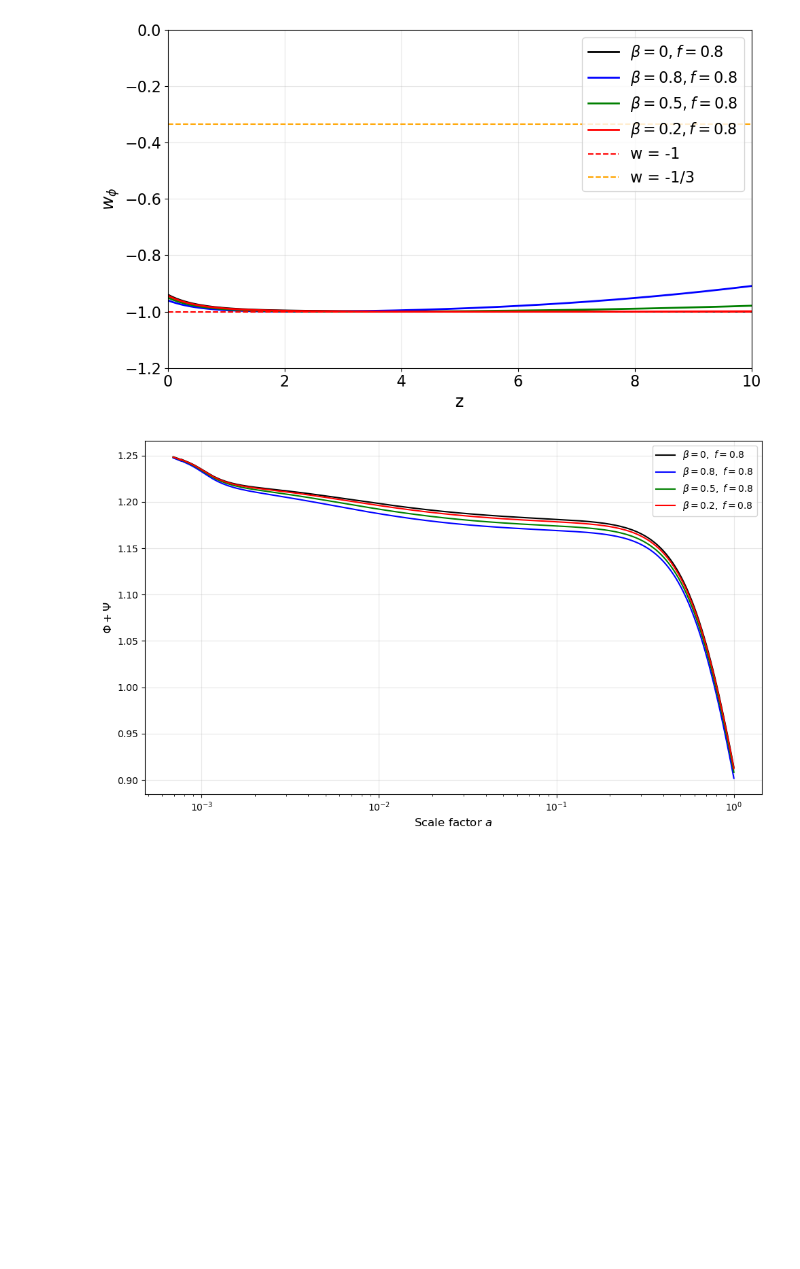
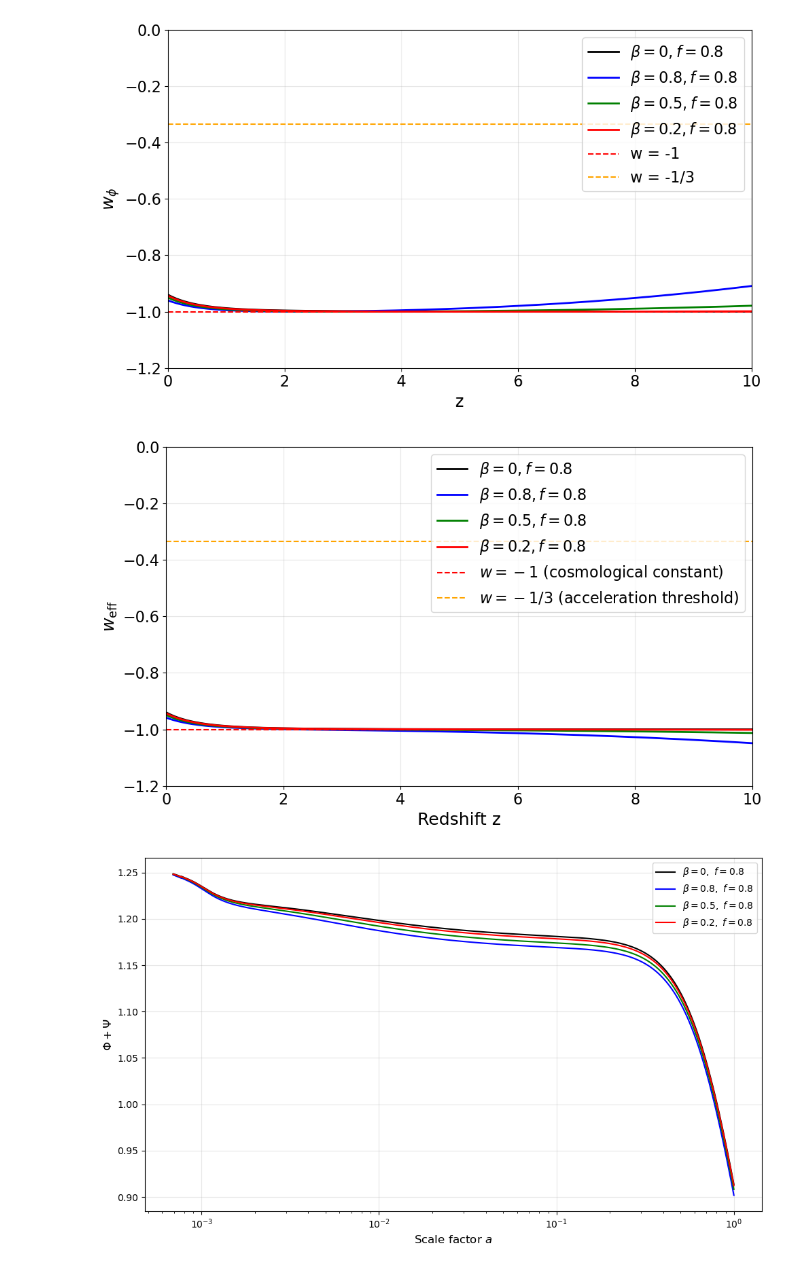
Before and after one commit to Gabriel-Rodrigues1/Class_MaVaN, a Jupyter notebook: class_mavan_pngb_phitoday/notebooks/class_mavan_plots_pngb.ipynb, the cells around one changed output. Saved outputs shown, nothing was run; the diff lists cells and outputs as text; code cells hidden in the pictures; blank space fills up the shorter version.

Commit message:
add notebook to plot

```diff
--- a/class_mavan_pngb_phitoday/notebooks/cl_pk_mavan_hilltop.ipynb
+++ b/class_mavan_pngb_phitoday/notebooks/class_mavan_plots_pngb.ipynb
@@ -193,8 +193,10 @@ V_eff1 = V_scf1/H1**2 + rho_nu1 - 3*p_nu1
 w_nu1 = p_nu1 / rho_nu1
 
 w_phi1 =  p_scf1 / rho_scf1
-w_eff1 = w_phi1 + ((beta1_val * dphi_scf1*rho_nu1)/(3 * H1*rho_scf1))
+H_conf1 = a1* H1 # conformal Hubble: H = a * H_cosmic
 
+
+w_eff1 = w_phi1 + (beta1_val * dphi_scf1 * (rho_nu1 - 3*p_nu1)) / (3 * H_conf1* rho_scf1)
 
 
 
@@ -255,8 +257,10 @@ V_eff2 = V_scf2/H2**2 + rho_nu2 - 3*p_nu2
 # Compute w_eff (equation 19)
 w_nu2 = p_nu2 / rho_nu2
 w_phi2 =  p_scf2 / rho_scf2
-w_eff2 = w_phi2 + ((beta2_val * dphi_scf2*rho_nu2)/(3 * H2*rho_scf2))
+H_conf2 = a2 * H2  # conformal Hubble: H = a * H_cosmic
 
+
+w_eff2 = w_phi2 + (beta2_val * dphi_scf2 * (rho_nu2 - 3*p_nu2)) / (3 * H_conf2 * rho_scf2)
 
 
 
@@ -317,8 +321,10 @@ w_nu3 = p_nu3 / rho_nu3
 w_phi3 =  p_scf3 / rho_scf3
 
 
-w_eff3 = w_phi3 + ((beta3_val * dphi_scf3*rho_nu3)/(3 * H3*rho_scf3))
+H_conf3 = a3 * H3  # conformal Hubble: H = a * H_cosmic
 
+
+w_eff3 = w_phi3 + (beta3_val * dphi_scf3 * (rho_nu3 - 3*p_nu3)) / (3 * H_conf3 * rho_scf3)
 
 
 
@@ -381,8 +387,10 @@ V_eff4 = V_scf4/H4**2 + rho_nu4 - 3*p_nu4
 
 w_nu4 = p_nu4 / rho_nu4
 w_phi4 =  p_scf4 / rho_scf4
-w_eff4 = w_phi4 + ((beta4_val * dphi_scf4*rho_nu4)/(3* H4*rho_scf4))
+H_conf4 = a4 * H4  # conformal Hubble: H = a * H_cosmic
 
+
+w_eff4 = w_phi4 + (beta4_val * dphi_scf4 * (rho_nu4 - 3*p_nu4)) / (3 * H_conf4 * rho_scf4)
 
 
 
@@ -457,6 +465,37 @@ plt.savefig('w_phi_eos.pdf')
 plt.show()
 # %% [output]
 [figure]
+# %%
+# Plot w_eff vs redshift
+fig, ax = plt.subplots(figsize=(10, 6))
+
+ax.plot(z1, w_eff1, 'black', linewidth=2, label=r'$\beta=0, f=1$')
+ax.plot(z2, w_eff2, 'b-', linewidth=2, label=r'$\beta=0.8, f=1$')
+ax.plot(z3, w_eff3, 'g-', linewidth=2, label=r'$\beta=0.5, f=1$')
+ax.plot(z4, w_eff4, 'r-', linewidth=2, label=r'$\beta=0.2, f=1$')
+
+ax.set_xlabel('Redshift z', fontsize=18)
+ax.set_ylabel(r'$w_{\rm eff}$', fontsize=18)
+
+# Increase tick label size
+ax.tick_params(axis='both', which='major', labelsize=16)
+
+ax.set_xlim(0.0, 10)
+ax.set_ylim(-1.2, 0.0)
+
+ax.axhline(-1, color='red', linestyle='--', linewidth=1.5,
+           label=r'$w = -1$ (cosmological constant)')
+ax.axhline(-1/3, color='orange', linestyle='--', linewidth=1.5,
+           label=r'$w = -1/3$ (acceleration threshold)')
+
+ax.legend(fontsize=16)
+ax.grid(True, alpha=0.3)
+
+plt.tight_layout()
+plt.savefig('w_eff_eos.pdf', bbox_inches='tight')
+plt.show()
+# %% [output]
+[figure, added]
 # %%
 # Convert tau to scale factor
 a_array1 = 1.0 / (1.0 + z_array1)
```
Also changed, not shown: parts of 10 cells of this notebook, 6 other files.
